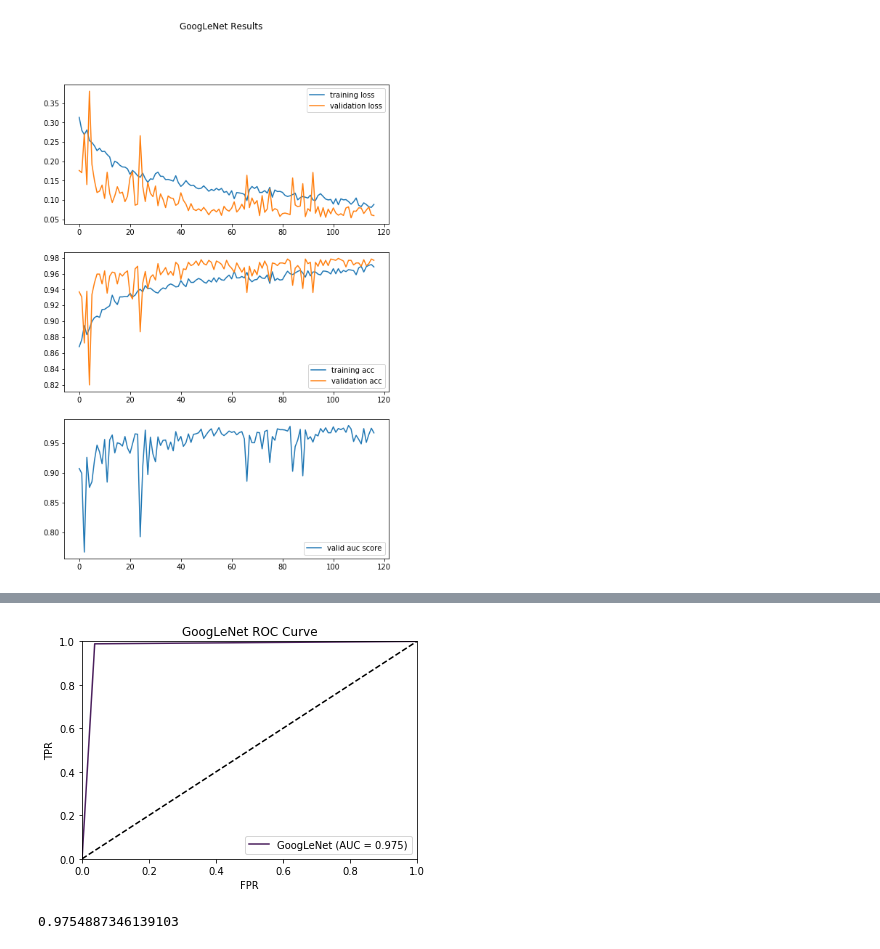
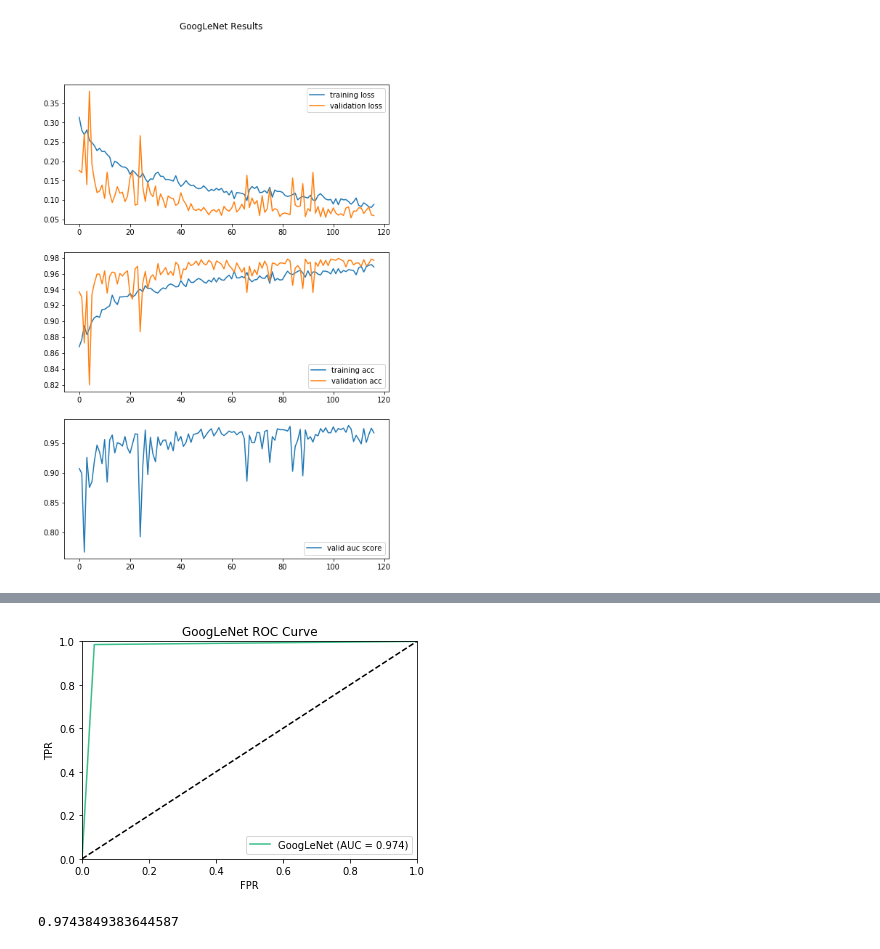
Before and after one commit to zyy2929/DeepLearningForMedicine, a Jupyter notebook: Code/model_googlenet.ipynb, the cells around one changed output, grey strips where cells are left out. Cells and saved outputs as stored; diff of their text form; code cells hidden in the pictures.

```diff
--- a/Code/model_googlenet.ipynb
+++ b/Code/model_googlenet.ipynb
@@ -551,7 +551,8 @@ def pred_truth(model, dataloader):
 # %%
 #print('GoogleNet ROC Curve')
-preds, truths = pred_truth(model, test_loader)
+#val
+preds, truths = pred_truth(model, valid_loader)
 plotUnivariateROC(preds, truths, 'GoogLeNet', 'GoogLeNet ROC Curve')
 # %% [output]
-[figure, old version]
+[figure, new version]
-0.9754887346139103
+0.9743849383644587
```
Also changed, not shown: parts of 6 cells of this notebook, 6 other files.
